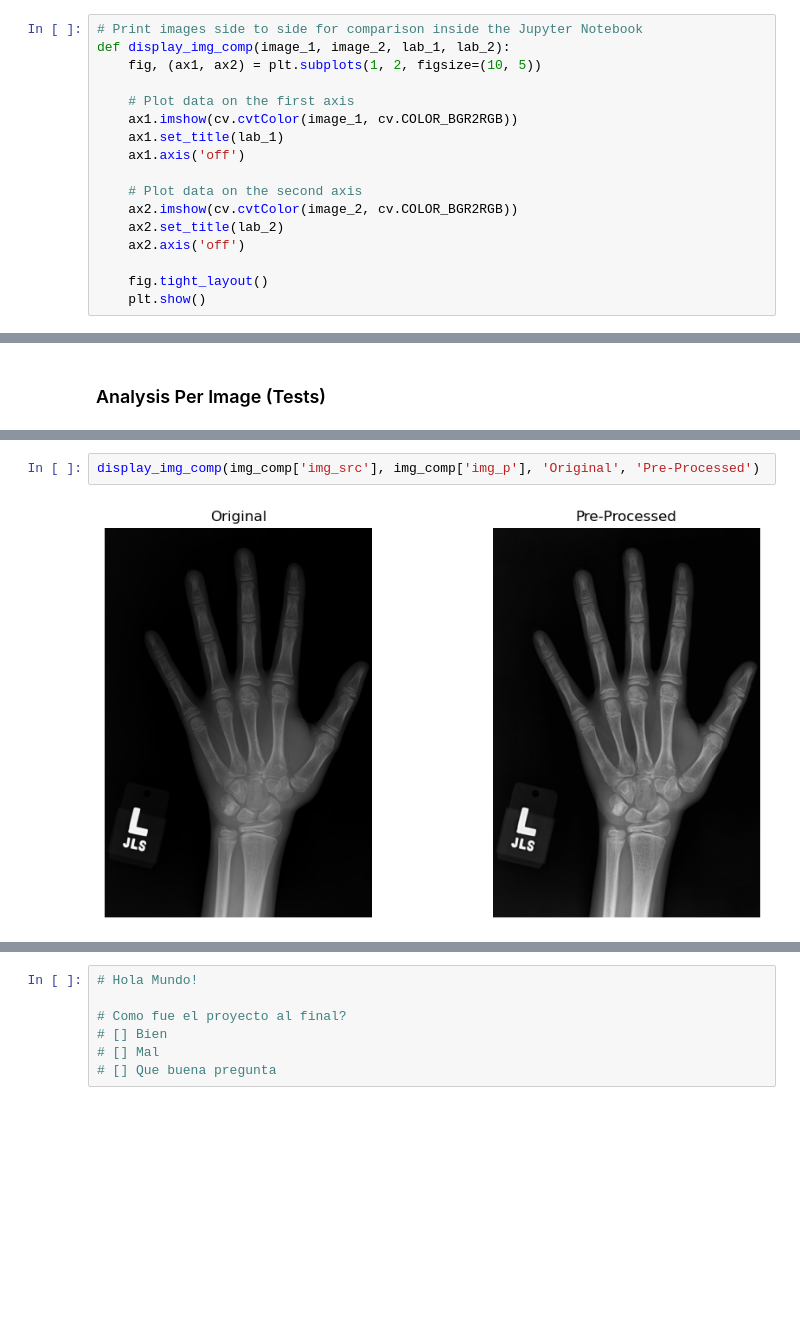
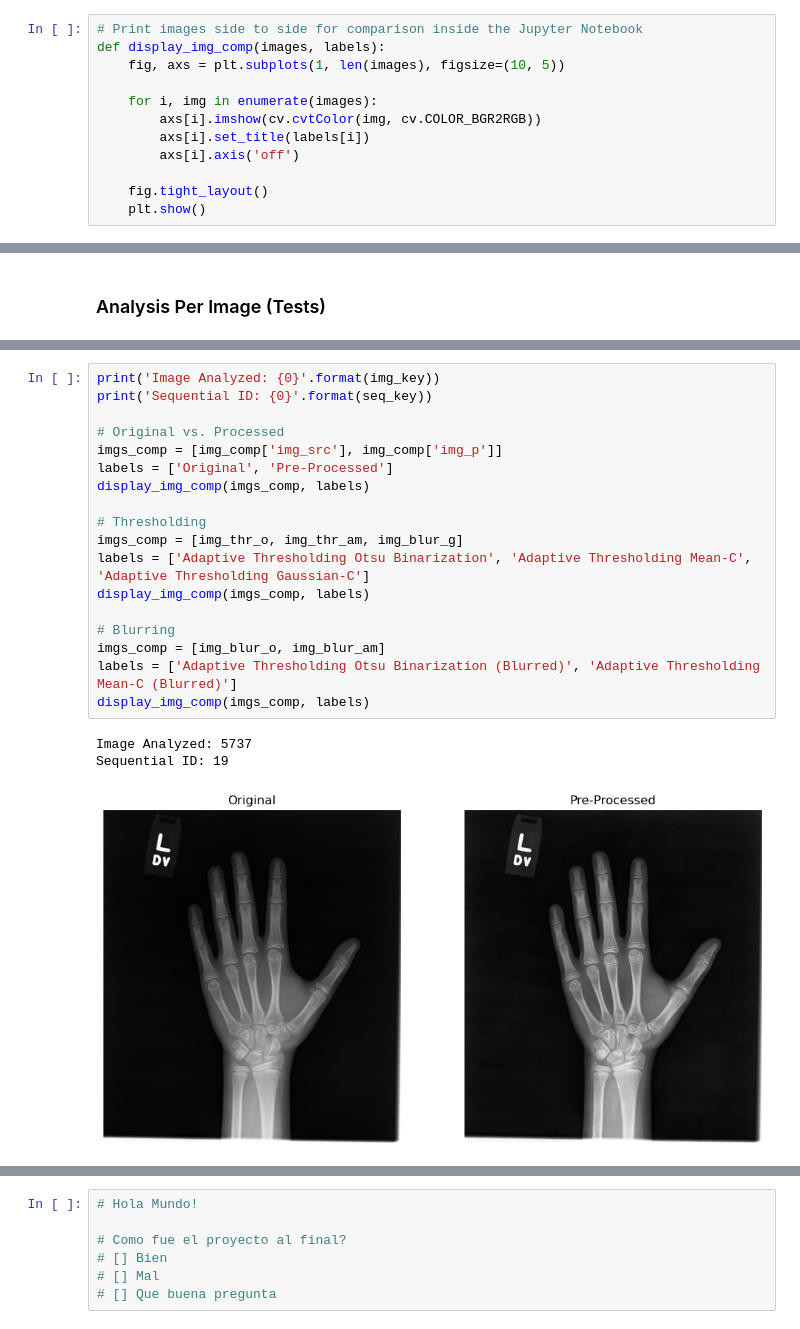
Before and after one commit to andresespinalh/Bone-Age-Assessment-HDA, a Jupyter notebook: bone-age-assessment-analysis.ipynb, the cells around one changed output, grey strips where cells are left out. Saved outputs shown, nothing was run; the diff lists cells and outputs as text; blank space fills up the shorter version.

```diff
--- a/bone-age-assessment-analysis.ipynb
+++ b/bone-age-assessment-analysis.ipynb
@@ -17,18 +17,13 @@ def display_img(image):
     plt.show()
 # %%
 # Print images side to side for comparison inside the Jupyter Notebook
-def display_img_comp(image_1, image_2, lab_1, lab_2):
-    fig, (ax1, ax2) = plt.subplots(1, 2, figsize=(10, 5))
+def display_img_comp(images, labels):
+    fig, axs = plt.subplots(1, len(images), figsize=(10, 5))
 
-    # Plot data on the first axis
-    ax1.imshow(cv.cvtColor(image_1, cv.COLOR_BGR2RGB))
-    ax1.set_title(lab_1)
-    ax1.axis('off')
-
-    # Plot data on the second axis
-    ax2.imshow(cv.cvtColor(image_2, cv.COLOR_BGR2RGB))
-    ax2.set_title(lab_2)
-    ax2.axis('off')
+    for i, img in enumerate(images):
+        axs[i].imshow(cv.cvtColor(img, cv.COLOR_BGR2RGB))
+        axs[i].set_title(labels[i])
+        axs[i].axis('off')
 
     fig.tight_layout()
     plt.show()
@@ -196,4 +189,22 @@ array([[[15, 15, 15],
-# %%
-display_img_comp(img_comp['img_src'], img_comp['img_p'], 'Original', 'Pre-Processed')
-# %% [output]
-[figure, removed]
+# %%
+print('Image Analyzed: {0}'.format(img_key))
+print('Sequential ID: {0}'.format(seq_key))
+
+# Original vs. Processed
+imgs_comp = [img_comp['img_src'], img_comp['img_p']]
+labels = ['Original', 'Pre-Processed']
+display_img_comp(imgs_comp, labels)
+
+# Thresholding
+imgs_comp = [img_thr_o, img_thr_am, img_blur_g]
+labels = ['Adaptive Thresholding Otsu Binarization', 'Adaptive Thresholding Mean-C', 'Adaptive Thresholding Gaussian-C']
+display_img_comp(imgs_comp, labels)
+
+# Blurring
+imgs_comp = [img_blur_o, img_blur_am]
+labels = ['Adaptive Thresholding Otsu Binarization (Blurred)', 'Adaptive Thresholding Mean-C (Blurred)']
+display_img_comp(imgs_comp, labels)
+# %% [output]
+Image Analyzed: 5737
+Sequential ID: 19
+[figure, added]
```
Also changed, not shown: parts of 10 cells of this notebook.
